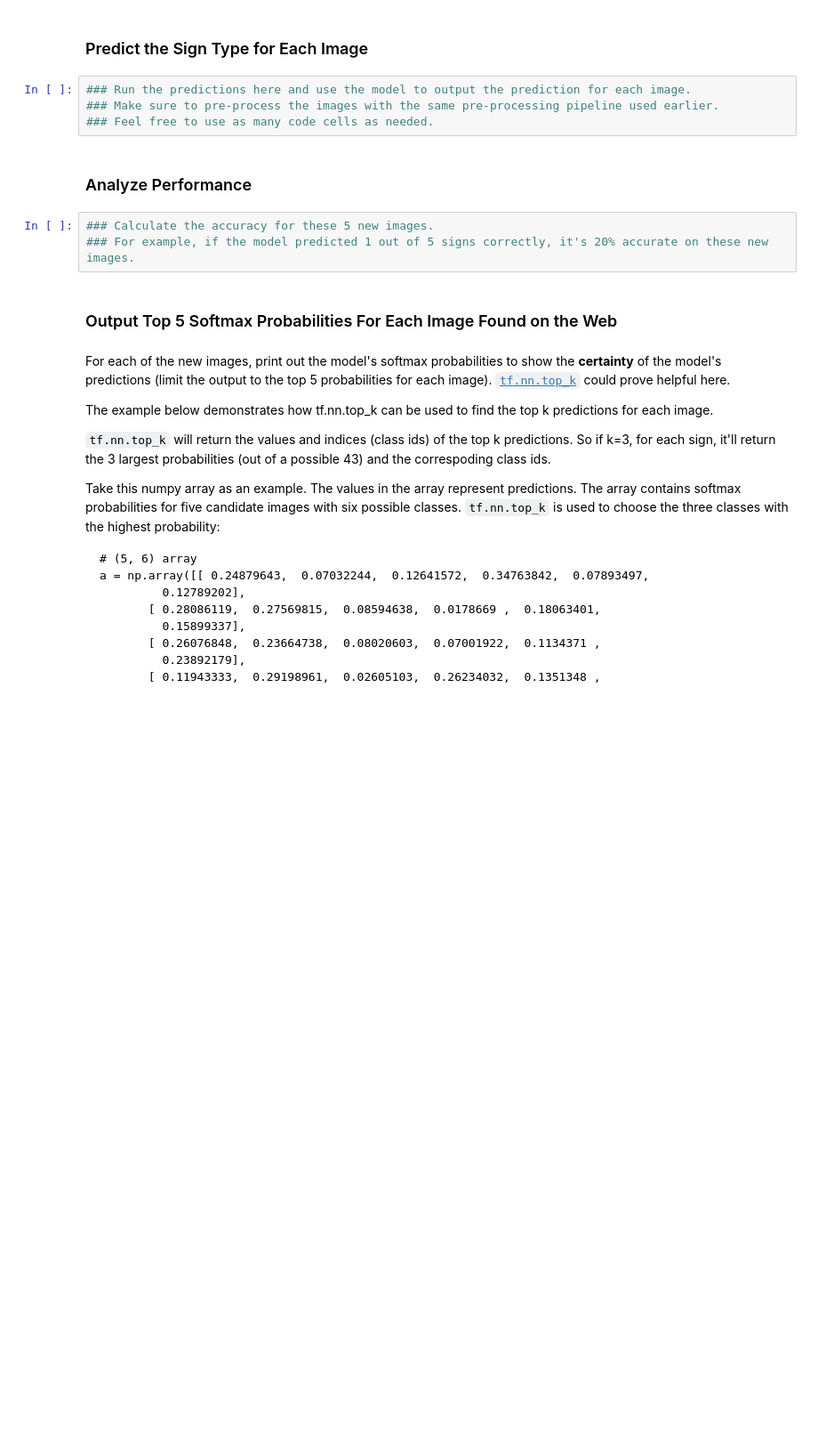
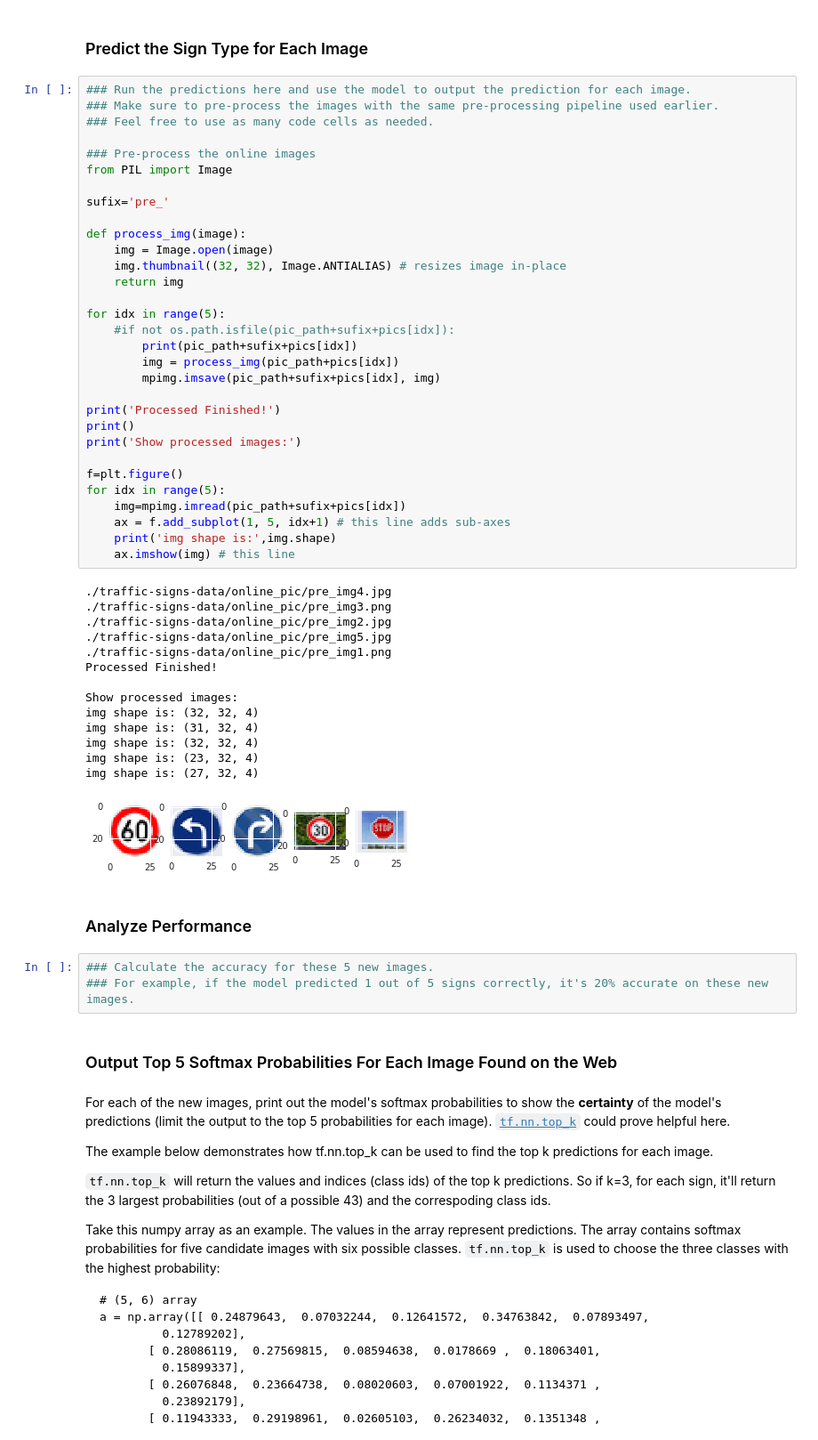
Before and after one commit to amirkhango/Traffic-Sign-Classifier-Proj2, a Jupyter notebook: Traffic_Sign_Classifier.ipynb, the cells around one changed output. Shown at 89% size. Cells and saved outputs as stored; diff of their text form; blank space fills up the shorter version.

```diff
--- a/Traffic_Sign_Classifier.ipynb
+++ b/Traffic_Sign_Classifier.ipynb
@@ -382,9 +402,51 @@ You may find `signnames.csv` useful as it contains mappings from the class id (i
 # %% [markdown]
 ### Predict the Sign Type for Each Image
-# %%
-### Run the predictions here and use the model to output the prediction for each image.
-### Make sure to pre-process the images with the same pre-processing pipeline used earlier.
-### Feel free to use as many code cells as needed.
+# %%
+### Run the predictions here and use the model to output the prediction for each image.
+### Make sure to pre-process the images with the same pre-processing pipeline used earlier.
+### Feel free to use as many code cells as needed.
+
+### Pre-process the online images
+from PIL import Image
+
+sufix='pre_'
+
+def process_img(image):
+    img = Image.open(image)
+    img.thumbnail((32, 32), Image.ANTIALIAS) # resizes image in-place
+    return img
+
+for idx in range(5):
+    #if not os.path.isfile(pic_path+sufix+pics[idx]):
+        print(pic_path+sufix+pics[idx])
+        img = process_img(pic_path+pics[idx])
+        mpimg.imsave(pic_path+sufix+pics[idx], img)
+
+print('Processed Finished!')
+print()
+print('Show processed images:')
+
+f=plt.figure()
+for idx in range(5):
+    img=mpimg.imread(pic_path+sufix+pics[idx])
+    ax = f.add_subplot(1, 5, idx+1) # this line adds sub-axes
+    print('img shape is:',img.shape)
+    ax.imshow(img) # this line
+# %% [output]
+./traffic-signs-data/online_pic/pre_img4.jpg
+./traffic-signs-data/online_pic/pre_img3.png
+./traffic-signs-data/online_pic/pre_img2.jpg
+./traffic-signs-data/online_pic/pre_img5.jpg
+./traffic-signs-data/online_pic/pre_img1.png
+Processed Finished!
+
+Show processed images:
+img shape is: (32, 32, 4)
+img shape is: (31, 32, 4)
+img shape is: (32, 32, 4)
+img shape is: (23, 32, 4)
+img shape is: (27, 32, 4)
+[figure, added]
 # %% [markdown]
 ### Analyze Performance
 # %%
```
Also changed, not shown: parts of 10 cells of this notebook, 14 other files.
